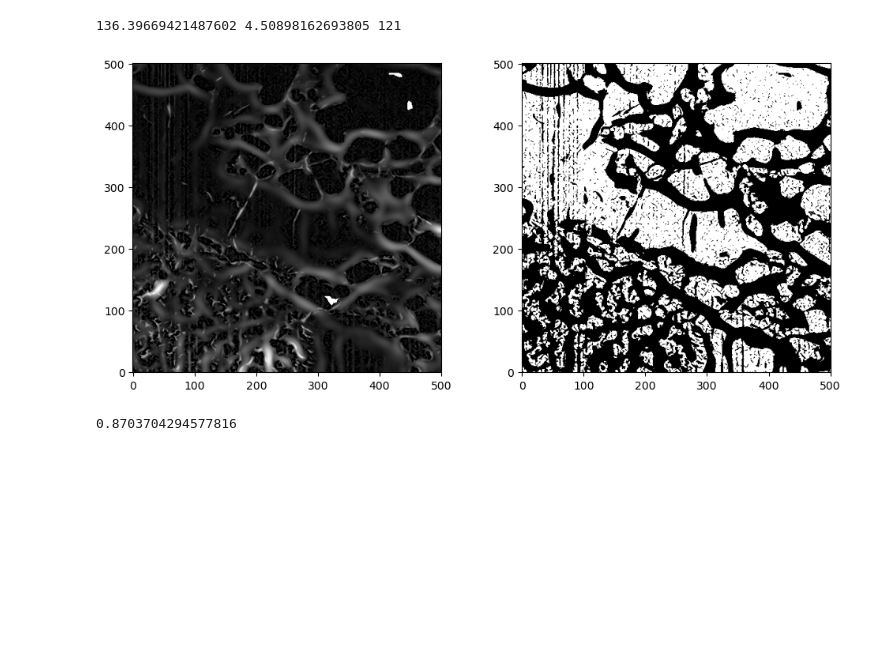
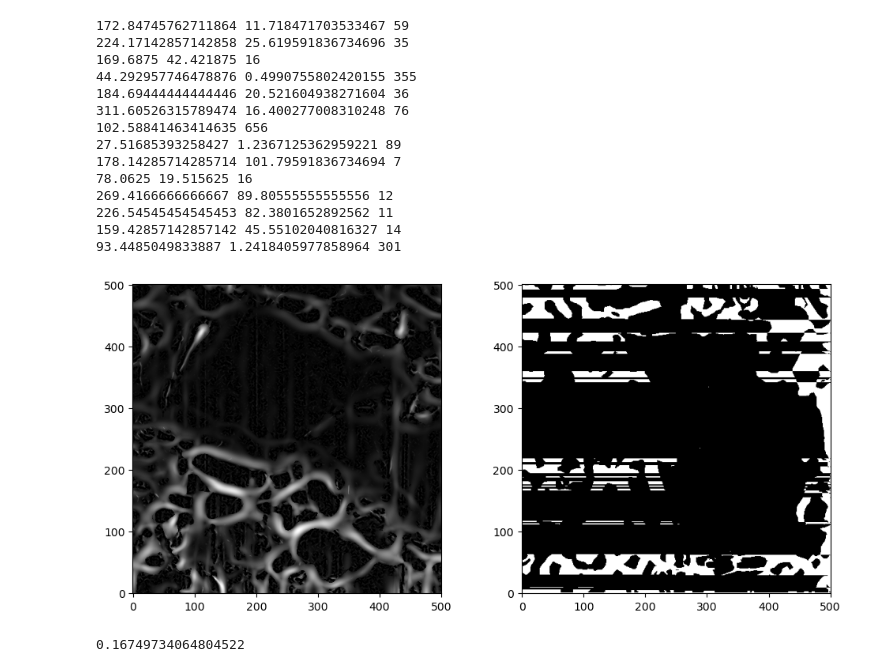
Before and after one commit to molel-gt/ssb, a Jupyter notebook: segmentation.ipynb, the cells around one changed output. Drawn from its saved outputs; the diff is of its cells as text; code cells hidden in the pictures; blank space fills up the shorter version.

```diff
--- a/segmentation.ipynb
+++ b/segmentation.ipynb
@@ -53,7 +53,7 @@ for ix in range(NX):
         idx = edge_detection.coord2idx(ix, iy, NY=NY)
         points_arr[idx, :] = (ix, iy)
 # %%
-img_res = img_meijer.copy()
+img_res = np.zeros(img.shape)#img_meijer.copy()
 for level in ['0', '1', '2']:
     level_edges = edges[level]
     for point_set in level_edges:
@@ -65,37 +65,51 @@ for level in ['0', '1', '2']:
         if inside_points.shape[0] == 0:
             continue
         if inside_points.shape[0] == 1:
             img_res[inside_points[0, 0], inside_points[0, 1]] = 0
         else:
             arr = np.asarray(inside_points)
+            img_res[(arr[:, 0], arr[:, 1])] = 1
             if arr.shape[0] > 1000 and level == '0':
                 continue
             if level == '1' and arr.shape[0] > 68000:
                 continue
             aspect = arr.shape[0] / len(polygon)
             aspect2 = 4 * arr.shape[0] / len(polygon) ** 2
             if aspect > 40 and len(polygon) < 500:
                 print(aspect, aspect2, len(polygon))
                 continue
             elif 27 < aspect < 28:
                 print(aspect, aspect2, len(polygon))
                 continue
             else:
                 if 100 < aspect < 110:
                     print(aspect, len(polygon))
                 img_res[(arr[:, 0], arr[:, 1])] = 1
 
 fig, ax = plt.subplots(1, 2, figsize=(10, 4.5))
-ax[0].imshow(img_res, cmap='gray');
+ax[0].imshow(img_meijer, cmap='gray');
 ax[0].invert_yaxis();
 ax[1].imshow(img_res < 0.1, cmap='gray');
 ax[1].invert_yaxis();
 
 plt.tight_layout();
 # %% [output]
-136.39669421487602 4.50898162693805 121
+172.84745762711864 11.718471703533467 59
+224.17142857142858 25.619591836734696 35
+169.6875 42.421875 16
+44.292957746478876 0.4990755802420155 355
+184.69444444444446 20.521604938271604 36
+311.60526315789474 16.400277008310248 76
+102.58841463414635 656
+27.51685393258427 1.2367125362959221 89
+178.14285714285714 101.79591836734694 7
+78.0625 19.515625 16
+269.4166666666667 89.80555555555556 12
+226.54545454545453 82.3801652892562 11
+159.42857142857142 45.55102040816327 14
+93.4485049833887 1.2418405977858964 301
-[figure, old version]
+[figure, new version]
 # %%
 print(1 - np.average(img_res))
 # %% [output]
-0.8703704294577816
+0.16749734064804522
```
Also changed, not shown: parts of 1 cell of this notebook, 1 other file.
